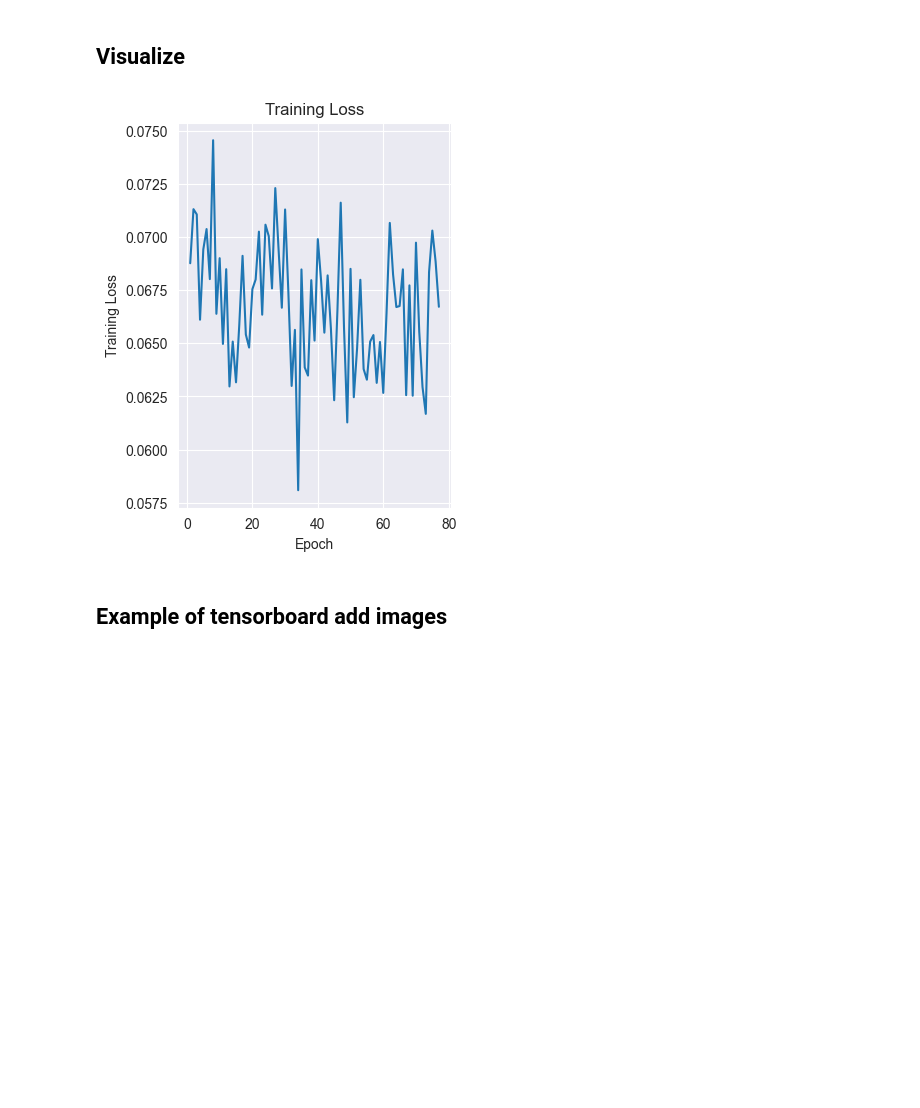
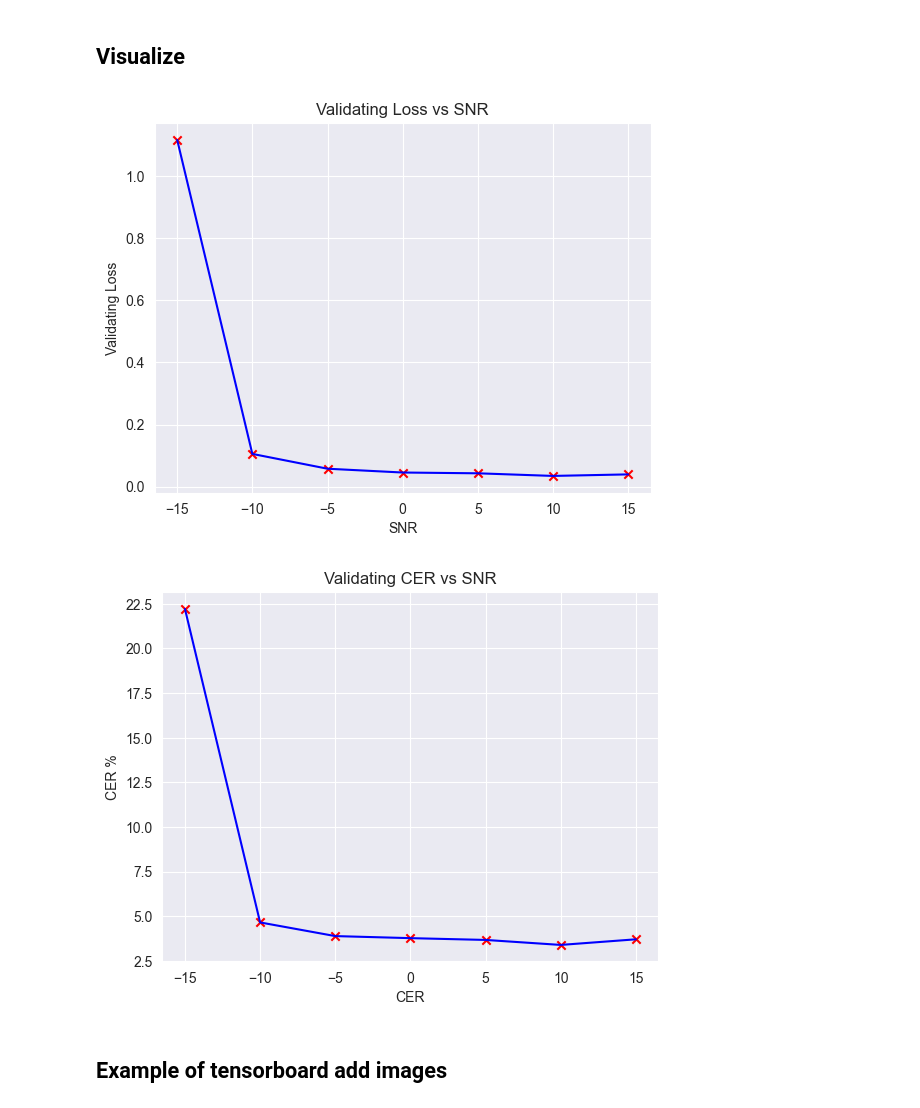
Before and after one commit to MaorAssayag/morse-deep-learning-detect-and-decode, a Jupyter notebook: dl-cw-decoder.ipynb, the cells around one changed output. Saved outputs shown, nothing was run; the diff lists cells and outputs as text; code cells hidden in the pictures; blank space fills up the shorter version.

```diff
--- a/dl-cw-decoder.ipynb
+++ b/dl-cw-decoder.ipynb
@@ -157,7 +157,7 @@ def apply_noise_to_signal(signal, SNRdb):
     signal_power = np.mean(abs(signal ** 2))
     sigma2 = signal_power * 10 ** (-SNRdb / 10)  # calculate noise power based on signal power and SNR
     noise = np.sqrt(sigma2 / 2) * (np.random.randn(*signal.shape) + 1j * np.random.randn(*signal.shape))
-    return signal + noise
+    return 2*signal + noise
 
 
 def apply_random_variations(sr, main_freq, dit_duration, dash_duration, variation_percent=0.1):
@@ -586,10 +589,10 @@ wpm = 18
 main_freq_idx = 19
 # pitch = random.randrange(100, 950)
 # wpm = random.randrange(10, 40)
-noise_power = random.randrange(0, 150)
+noise_snr = random.randrange(-10, 10)
 amplitude = random.randrange(50, 150)
 
-samples, spec, y, bbx = generate_sample(9, pitch, wpm, noise_power, amplitude, None, None)
+samples, spec, y, bbx = generate_sample(4, pitch, wpm, amplitude, None, None, snrDB=noise_snr, apply_random_length_dots=True)
 samples = samples.astype(np.float32)
 print(f"pitch: {pitch}, wpm: {wpm}, noise: {noise_power}, amplitude: {amplitude}, str: {y}, bbx: {bbx}")
 fig, ax = plt.subplots(1, figsize=(16, 8))
@@ -691,21 +694,27 @@ class Net(nn.Module):
 
 
 class Dataset(data.Dataset):
-    def __init__(self, number_of_samples=2048):
+    def __init__(self, number_of_samples=2048, explicit_snr=None):
         self.length = number_of_samples
+        self.explicit_snr= explicit_snr
 
     def __len__(self):
         return self.length
 
     def __getitem__(self, index):
-        length = random.randrange(10, 20)  # 10,20
+        length = random.randrange(3, 15)
         pitch = 950
         wpm = 18
         main_freq_idx = 19
-        noise_power = random.randrange(0, 200)
+
+        if self.explicit_snr != None:
+            noise_snr = self.explicit_snr
+        else:
+            noise_snr = random.randrange(-10, 10)
+
         amplitude = random.randrange(50, 200)
 
-        return get_training_sample(length, pitch, wpm, noise_power, amplitude, None, None)
+        return get_training_sample(length, pitch, wpm, amplitude, None, None, noise_snr, True)
 # %% [markdown]
 ## Training loop
 launch tensorboard with CLI
@@ -801,15 +853,22 @@ KeyboardInterrupt:
 # %% [markdown]
 ## Visualize
 # %%
-plt.figure(figsize=(12, 5))
-plt.subplot(1, 3, 1)
-plt.plot(range(1, len(losses) + 1), losses)
-plt.xlabel('Epoch')
-plt.ylabel('Training Loss')
-plt.title('Training Loss')
+plt.plot(snrs, val_losses, color='blue')
+plt.scatter(snrs, val_losses, marker='x', color='red')
+plt.xlabel('SNR')
+plt.ylabel('Validating Loss')
+plt.title('Validating Loss vs SNR')
 plt.show()
+
+plt.plot(snrs, [100*c for c in cers], color='blue')
+plt.scatter(snrs, [100*c for c in cers], marker='x', color='red')
+plt.xlabel('CER')
+plt.ylabel('CER %')
+plt.title('Validating CER vs SNR')
+plt.show()
 # %% [output]
-[figure, old version]
+[figure, new version]
+[figure, added]
 # %% [markdown]
 ## Example of tensorboard add images
 # %%
```
Also changed, not shown: parts of 14 cells of this notebook, 7 other files.
